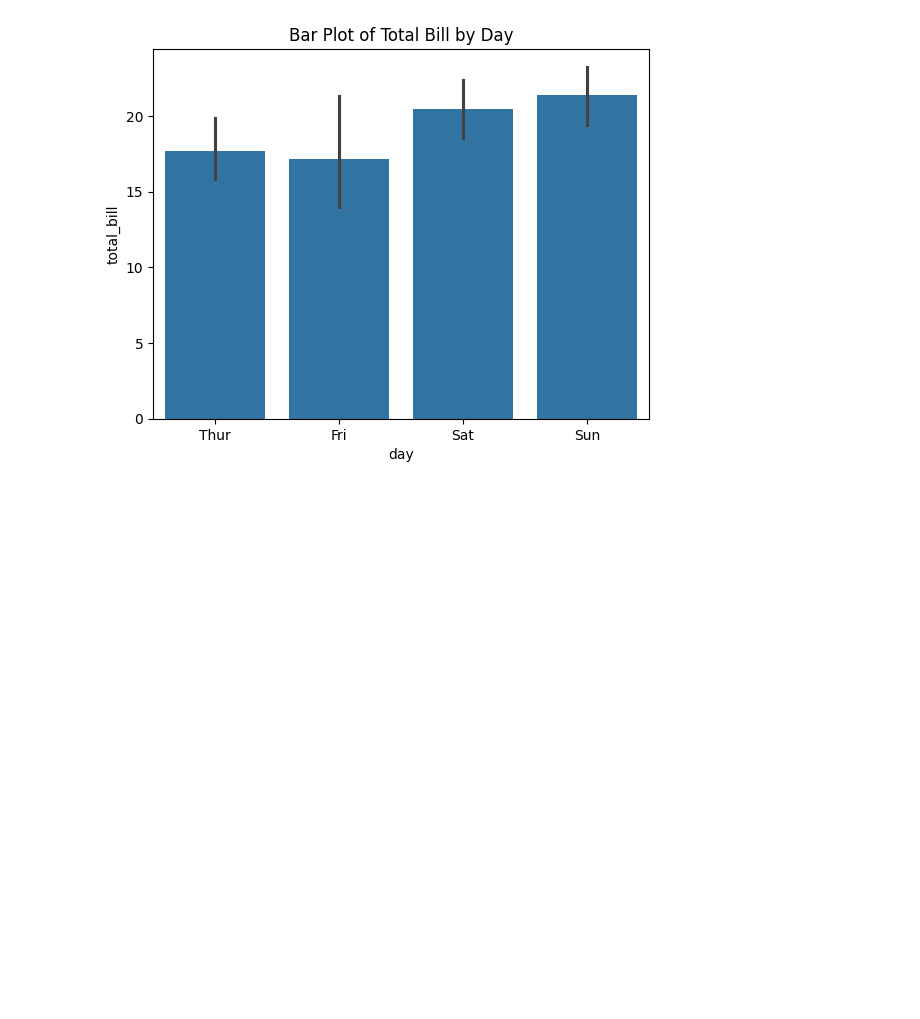
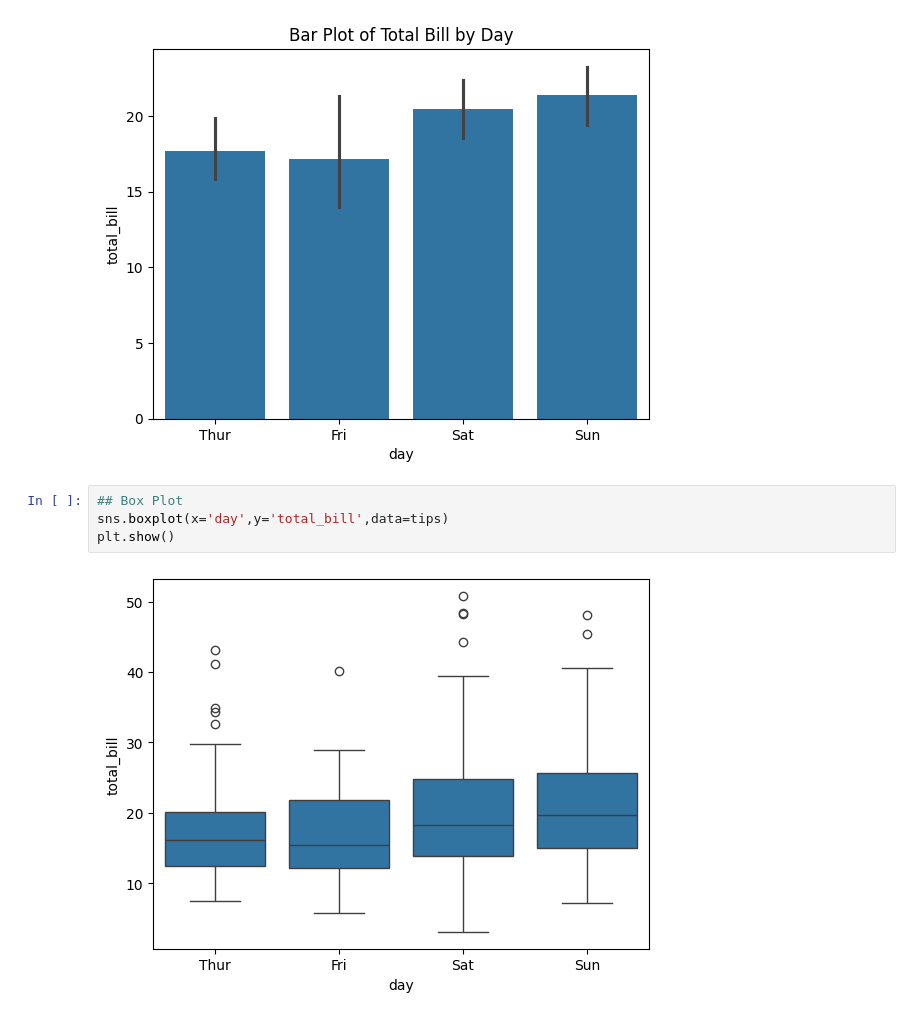
Before and after one commit to AbhishekMankame/machine_learning_tutorial, a Jupyter notebook: PYTHON/Data analysis with Python/data_visualization_with_seaborn.ipynb, the cells around one changed output. Cells and saved outputs as stored; diff of their text form; blank space fills up the shorter version.

```diff
--- a/PYTHON/Data analysis with Python/data_visualization_with_seaborn.ipynb
+++ b/PYTHON/Data analysis with Python/data_visualization_with_seaborn.ipynb
@@ -66,3 +66,9 @@ plt.title("Bar Plot of Total Bill by Day")
 plt.show()
 # %% [output]
 [figure]
+# %%
+## Box Plot
+sns.boxplot(x='day',y='total_bill',data=tips)
+plt.show()
+# %% [output]
+[figure, added]
```
Also changed, not shown: parts of 4 cells of this notebook.
